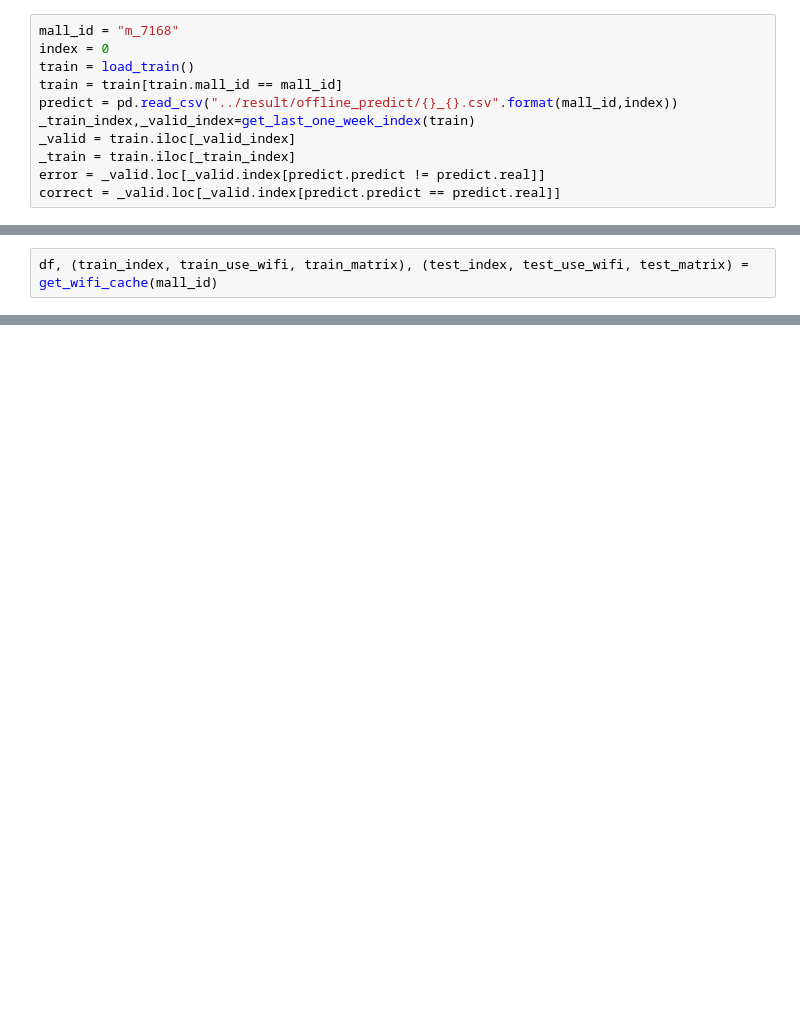
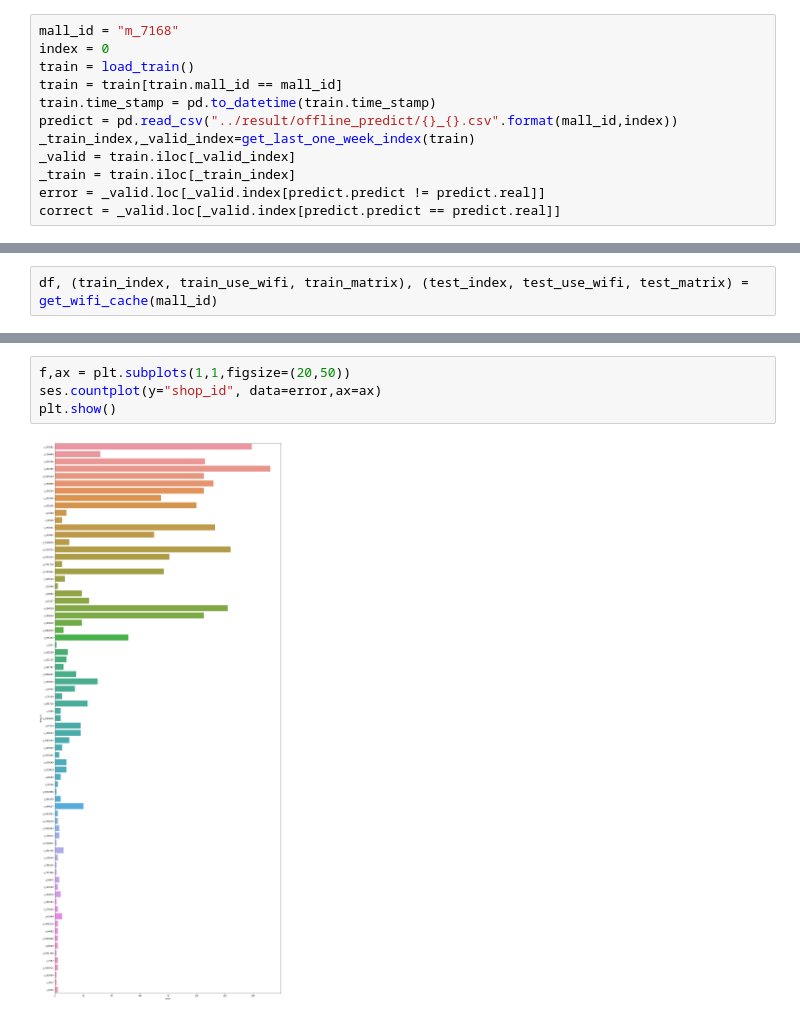
Before and after one commit to lvjianjian/ccf_mayi_2017, a Jupyter notebook: notebook/offline_predict.ipynb, the cells around one changed output, grey strips where cells are left out. Saved outputs shown, nothing was run; the diff lists cells and outputs as text; blank space fills up the shorter version.

```diff
--- a/notebook/offline_predict.ipynb
+++ b/notebook/offline_predict.ipynb
@@ -7,6 +7,7 @@ mall_id = "m_7168"
 index = 0
 train = load_train()
 train = train[train.mall_id == mall_id]
+train.time_stamp = pd.to_datetime(train.time_stamp)
 predict = pd.read_csv("../result/offline_predict/{}_{}.csv".format(mall_id,index))
 _train_index,_valid_index=get_last_one_week_index(train)
 _valid = train.iloc[_valid_index]
@@ -84,0 +25,6 @@ array([[ -67., -115., -115., ..., -115., -115., -115.],
+# %%
+f,ax = plt.subplots(1,1,figsize=(20,50))
+ses.countplot(y="shop_id", data=error,ax=ax)
+plt.show()
+# %% [output]
+[figure, added]
```
Also changed, not shown: parts of 13 cells of this notebook, 12 other files.
